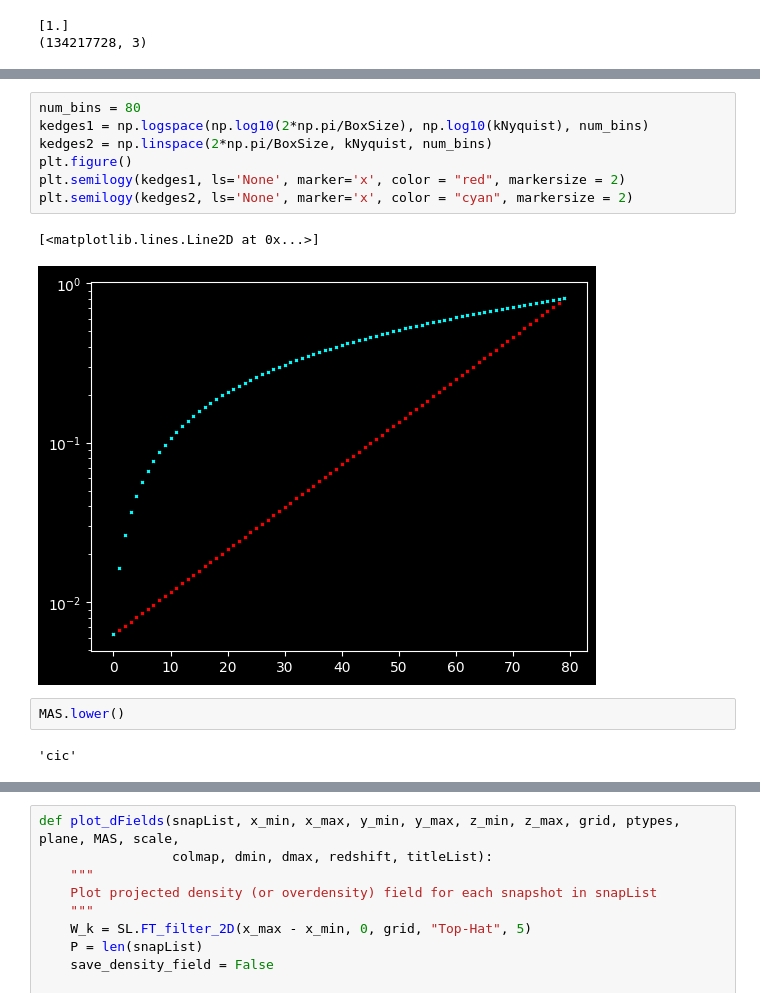
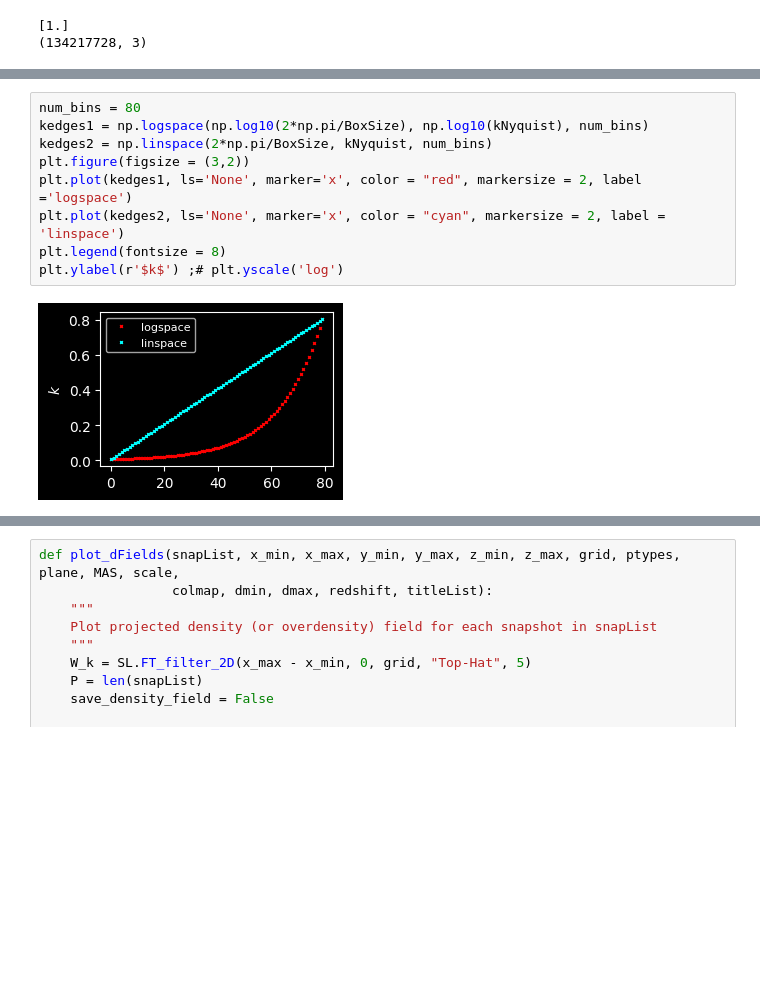
Before and after one commit to anirbanbairagi/Power-Spectrum-Change-Under-Gradient-Perturbation, a Jupyter notebook: DM_benchmark_nico.ipynb, the cells around one changed output, grey strips where cells are left out. Saved outputs shown, nothing was run; the diff lists cells and outputs as text; blank space fills up the shorter version.

```diff
--- a/DM_benchmark_nico.ipynb
+++ b/DM_benchmark_nico.ipynb
@@ -484,15 +450,12 @@ no randoms (uniform selection function), no weights (assumed unity)
 # %%
 num_bins = 80
 kedges1 = np.logspace(np.log10(2*np.pi/BoxSize), np.log10(kNyquist), num_bins)
 kedges2 = np.linspace(2*np.pi/BoxSize, kNyquist, num_bins)
-plt.figure()
-plt.semilogy(kedges1, ls='None', marker='x', color = "red", markersize = 2)
-plt.semilogy(kedges2, ls='None', marker='x', color = "cyan", markersize = 2)
+plt.figure(figsize = (3,2))
+plt.plot(kedges1, ls='None', marker='x', color = "red", markersize = 2, label ='logspace')
+plt.plot(kedges2, ls='None', marker='x', color = "cyan", markersize = 2, label = 'linspace')
+plt.legend(fontsize = 8)
+plt.ylabel(r'$k$') ;# plt.yscale('log')
 # %% [output]
-[<matplotlib.lines.Line2D at 0x...>]
-[figure, old version]
+[figure, new version]
-# %%
-MAS.lower()
-# %% [output]
-'cic'
 # %%
```
Also changed, not shown: parts of 31 cells of this notebook.
